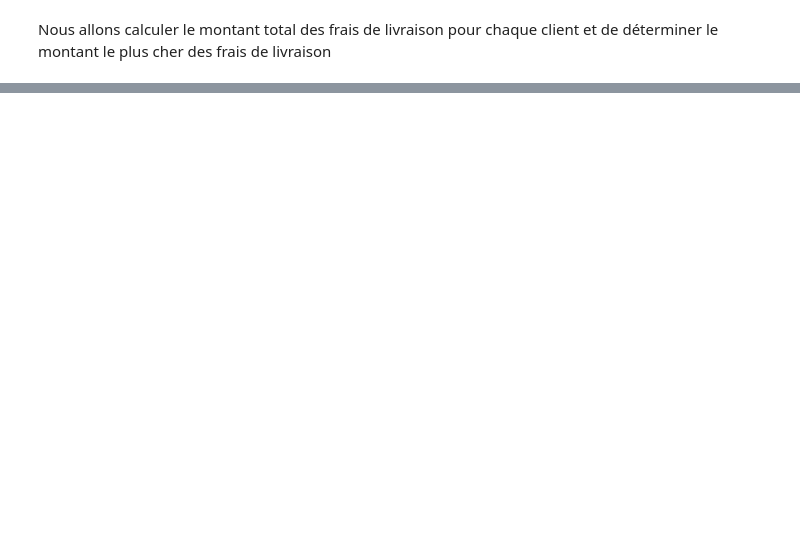
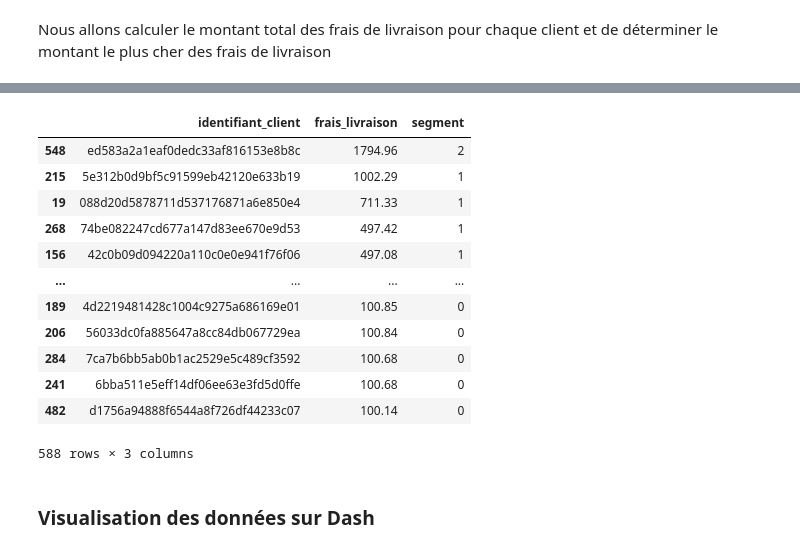
Before and after one commit to Jeremi971/analyse_e_commerce_md5, a Jupyter notebook: analyse.ipynb, the cells around one changed output, grey strips where cells are left out. Saved outputs shown, nothing was run; the diff lists cells and outputs as text; code cells hidden in the pictures; blank space fills up the shorter version.

```diff
--- a/analyse.ipynb
+++ b/analyse.ipynb
@@ -149,0 +181,7 @@ Name: freight_value, dtype: float64
+# %%
+from sklearn.cluster import KMeans
+from sklearn.preprocessing import StandardScaler
+
+# Normalisation des données
+scaler = StandardScaler()
+X = scaler.fit_transform(df_sorted_customers[['frais_livraison']])
@@ -149,0 +192,22 @@ Name: freight_value, dtype: float64
+# %%
+# Clustering des clients en 20 segments
+kmeans = KMeans(n_clusters=3, random_state=42)
+df_sorted_customers['segment'] = kmeans.fit_predict(X)
+# %%
+df_sorted_customers
+# %% [output]
+|  | identifiant_client | frais_livraison | segment |
+| 548 | ed583a2a1eaf0dedc33af816153e8b8c | 1794.96 | 2 |
+| 215 | 5e312b0d9bf5c91599eb42120e633b19 | 1002.29 | 1 |
+| 19 | 088d20d5878711d537176871a6e850e4 | 711.33 | 1 |
+| 268 | 74be082247cd677a147d83ee670e9d53 | 497.42 | 1 |
+| 156 | 42c0b09d094220a110c0e0e941f76f06 | 497.08 | 1 |
+| ... | ... | ... | ... |
+| 189 | 4d2219481428c1004c9275a686169e01 | 100.85 | 0 |
+| 206 | 56033dc0fa885647a8cc84db067729ea | 100.84 | 0 |
+| 284 | 7ca7b6bb5ab0b1ac2529e5c489cf3592 | 100.68 | 0 |
+| 241 | 6bba511e5eff14df06ee63e3fd5d0ffe | 100.68 | 0 |
+| 482 | d1756a94888f6544a8f726df44233c07 | 100.14 | 0 |
+588 rows × 3 columns
+# %% [markdown]
+### Visualisation des données sur Dash
```
Also changed, not shown: parts of 13 cells of this notebook, 1 other file.
